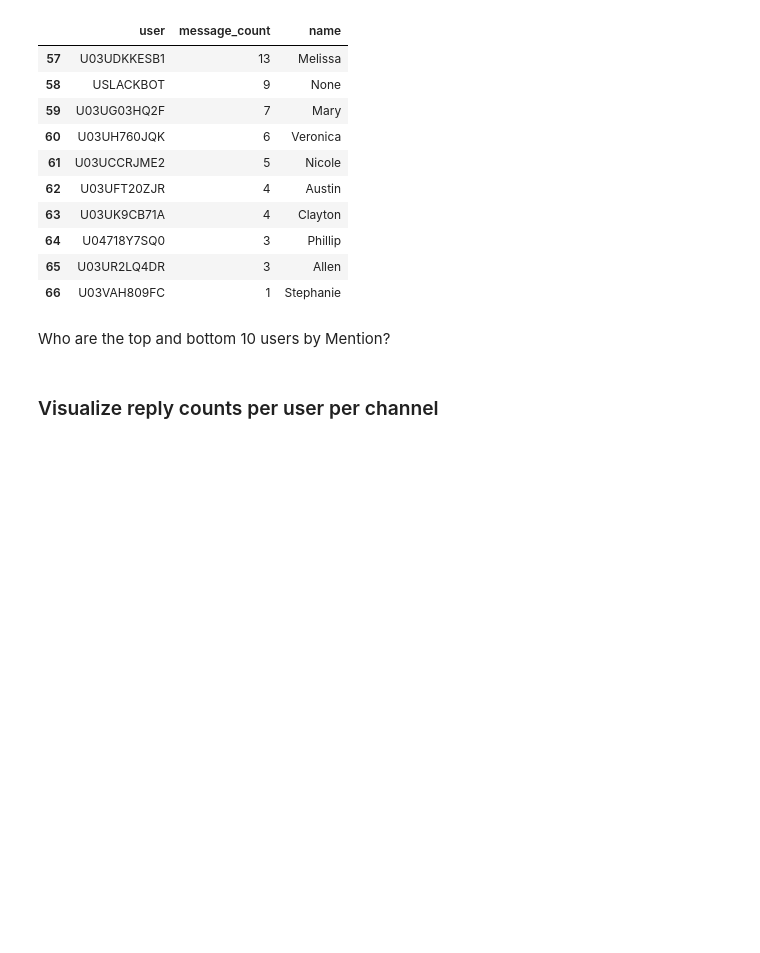
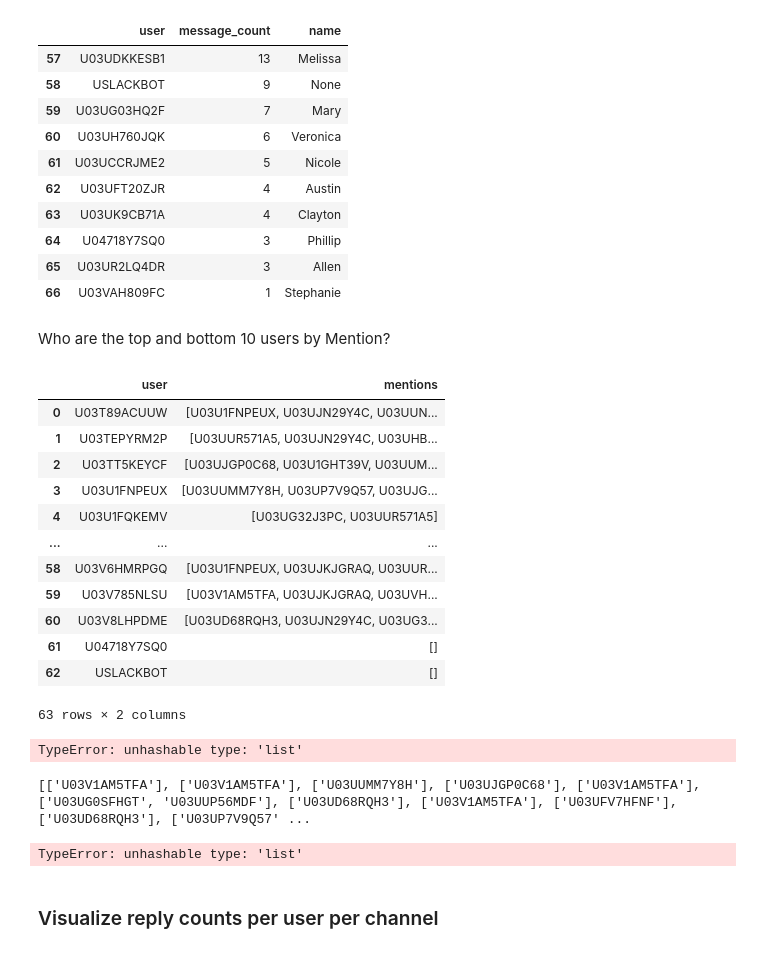
Before and after one commit to mussewold/week0_starter_network_analysis, a Jupyter notebook: notebooks/parse_slack_data.ipynb, the cells around one changed output. Cells and saved outputs as stored; diff of their text form; code cells hidden in the pictures; blank space fills up the shorter version.

```diff
--- a/notebooks/parse_slack_data.ipynb
+++ b/notebooks/parse_slack_data.ipynb
@@ -191,0 +217,9 @@ msg1_df.head(3)
+# %%
+# saving all messages into one df using the function provided in the utils file
+msg = []
+for channel in list(channels_df.name):
+    channel_msg = loader.get_channel_messages(channel)
+    msg.extend(channel_msg)
+msg_df_from_utils = utils.msgs_to_df(msg)
+msg_df_from_utils.head(3)
+# len(msg_df_from_utils)
@@ -370,6 +408,39 @@ Bottom 10:
 | 66 | U03VAH809FC | 1 | Stephanie |
 # %% [markdown]
 Who are the top and bottom 10 users by Mention?
+# %%
+mmm = msg_df_from_utils.groupby("user")["mentions"].sum().reset_index()
+mmm
+# %% [output]
+|  | user | mentions |
+| 0 | U03T89ACUUW | [U03U1FNPEUX, U03UJN29Y4C, U03UUN... |
+| 1 | U03TEPYRM2P | [U03UUR571A5, U03UJN29Y4C, U03UHB... |
+| 2 | U03TT5KEYCF | [U03UJGP0C68, U03U1GHT39V, U03UUM... |
+| 3 | U03U1FNPEUX | [U03UUMM7Y8H, U03UP7V9Q57, U03UJG... |
+| 4 | U03U1FQKEMV | [U03UG32J3PC, U03UUR571A5] |
+| ... | ... | ... |
+| 58 | U03V6HMRPGQ | [U03U1FNPEUX, U03UJKJGRAQ, U03UUR... |
+| 59 | U03V785NLSU | [U03V1AM5TFA, U03UJKJGRAQ, U03UVH... |
+| 60 | U03V8LHPDME | [U03UD68RQH3, U03UJN29Y4C, U03UG3... |
+| 61 | U04718Y7SQ0 | [] |
+| 62 | USLACKBOT | [] |
+63 rows × 2 columns
+# %%
+mention_counts = Counter(msg_df_from_utils['mentions'])
+# %% [output]
+TypeError: unhashable type: 'list'
+# %%
+#the new approch
+from collections import Counter
+# mentions_list = [mention for mentions in msg_df_from_utils["mentions"] if mentions]
+mention_list = [mentions for mentions in msg_df_from_utils['mentions'] if mentions]
+
+print(mention_list)
+mention_counts = Counter(mention_list)
+# print(mention_counts)
+# %% [output]
+[['U03V1AM5TFA'], ['U03V1AM5TFA'], ['U03UUMM7Y8H'], ['U03UJGP0C68'], ['U03V1AM5TFA'], ['U03UG0SFHGT', 'U03UUP56MDF'], ['U03UD68RQH3'], ['U03V1AM5TFA'], ['U03UFV7HFNF'], ['U03UD68RQH3'], ['U03UP7V9Q57' ...
+TypeError: unhashable type: 'list'
 # %% [markdown]
 ### Visualize reply counts per user per channel
 # %%
```
Also changed, not shown: parts of 7 cells of this notebook.
